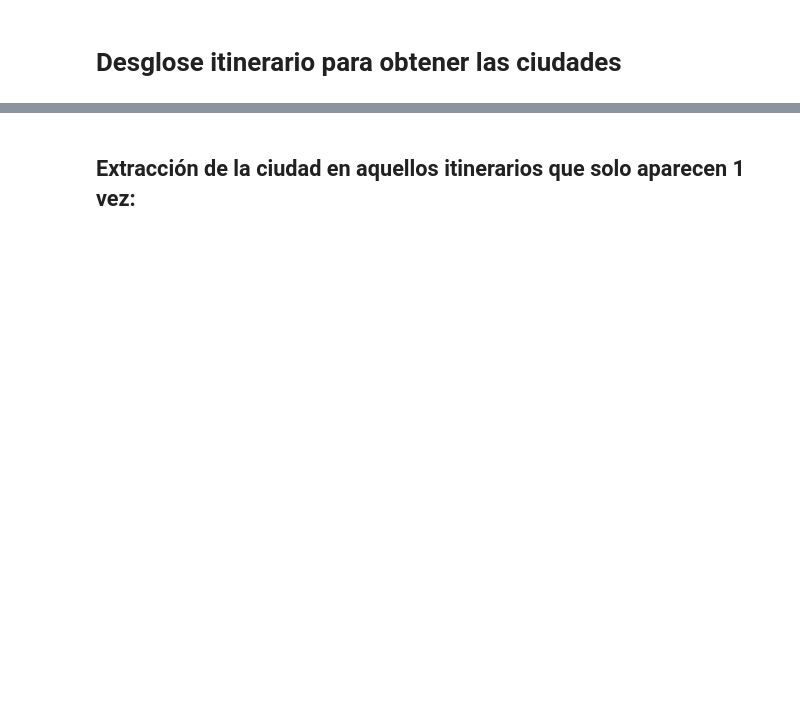
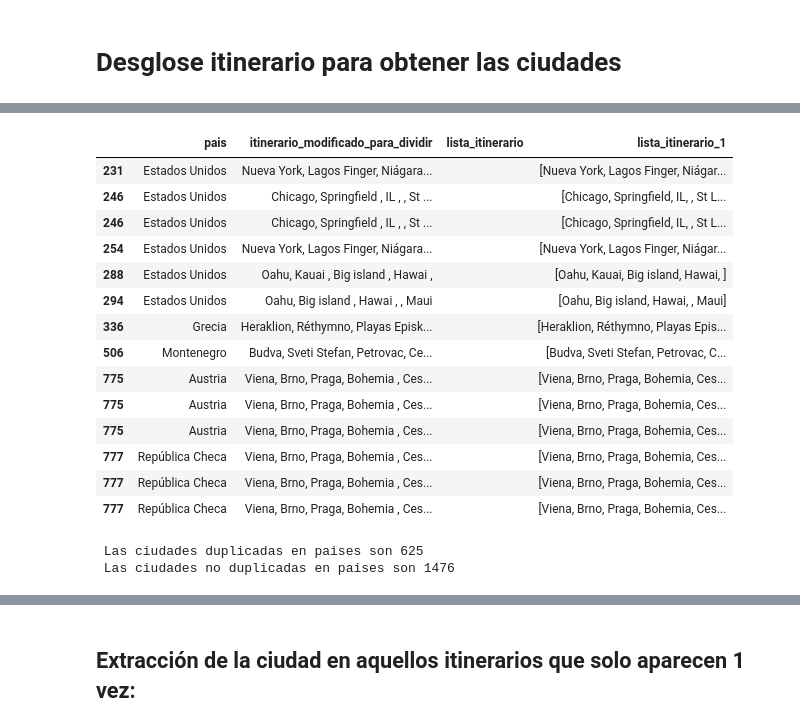
Before and after one commit to VanesaFloresRivera/Proyecto-Final, a Jupyter notebook: notebooks/transformación.ipynb, the cells around one changed output, grey strips where cells are left out. Cells and saved outputs as stored; diff of their text form; code cells hidden in the pictures; blank space fills up the shorter version.

```diff
--- a/notebooks/transformación.ipynb
+++ b/notebooks/transformación.ipynb
@@ -594,0 +616,34 @@ df_itinerarios
+# %%
+df_itinerarios_ciudades[df_itinerarios_ciudades.lista_itinerario == '']
+# %% [output]
+|  | pais | itinerario_modificado_para_dividir | lista_itinerario | lista_itinerario_1 |
+| 231 | Estados Unidos | Nueva York, Lagos Finger, Niágara... |  | [Nueva York, Lagos Finger, Niágar... |
+| 246 | Estados Unidos | Chicago, Springfield , IL , , St ... |  | [Chicago, Springfield, IL, , St L... |
+| 246 | Estados Unidos | Chicago, Springfield , IL , , St ... |  | [Chicago, Springfield, IL, , St L... |
+| 254 | Estados Unidos | Nueva York, Lagos Finger, Niágara... |  | [Nueva York, Lagos Finger, Niágar... |
+| 288 | Estados Unidos | Oahu, Kauai , Big island , Hawai , |  | [Oahu, Kauai, Big island, Hawai, ] |
+| 294 | Estados Unidos | Oahu, Big island , Hawai , , Maui |  | [Oahu, Big island, Hawai, , Maui] |
+| 336 | Grecia | Heraklion, Réthymno, Playas Episk... |  | [Heraklion, Réthymno, Playas Epis... |
+| 506 | Montenegro | Budva, Sveti Stefan, Petrovac, Ce... |  | [Budva, Sveti Stefan, Petrovac, C... |
+| 775 | Austria | Viena, Brno, Praga, Bohemia , Ces... |  | [Viena, Brno, Praga, Bohemia, Ces... |
+| 775 | Austria | Viena, Brno, Praga, Bohemia , Ces... |  | [Viena, Brno, Praga, Bohemia, Ces... |
+| 775 | Austria | Viena, Brno, Praga, Bohemia , Ces... |  | [Viena, Brno, Praga, Bohemia, Ces... |
+| 777 | República Checa | Viena, Brno, Praga, Bohemia , Ces... |  | [Viena, Brno, Praga, Bohemia, Ces... |
+| 777 | República Checa | Viena, Brno, Praga, Bohemia , Ces... |  | [Viena, Brno, Praga, Bohemia, Ces... |
+| 777 | República Checa | Viena, Brno, Praga, Bohemia , Ces... |  | [Viena, Brno, Praga, Bohemia, Ces... |
+# %%
+lista_ciudades_sin_paises_duplicados = []
+lista_ciudades_duplicadas=[]
+
+for ciudad in df_itinerarios_ciudades.lista_itinerario.unique():
+    df_filtrado = df_itinerarios_ciudades[df_itinerarios_ciudades.lista_itinerario == ciudad]
+    if len(df_filtrado.pais.unique()) >1:
+        lista_ciudades_duplicadas.append(ciudad)
+    else:
+        lista_ciudades_sin_paises_duplicados.append(ciudad)
+
+print(f' Las ciudades duplicadas en paises son {len(lista_ciudades_duplicadas)}')
+print(f' Las ciudades no duplicadas en paises son {len(lista_ciudades_sin_paises_duplicados)}')
+# %% [output]
+ Las ciudades duplicadas en paises son 625
+ Las ciudades no duplicadas en paises son 1476
```
Also changed, not shown: parts of 31 cells of this notebook, 17 other files.
